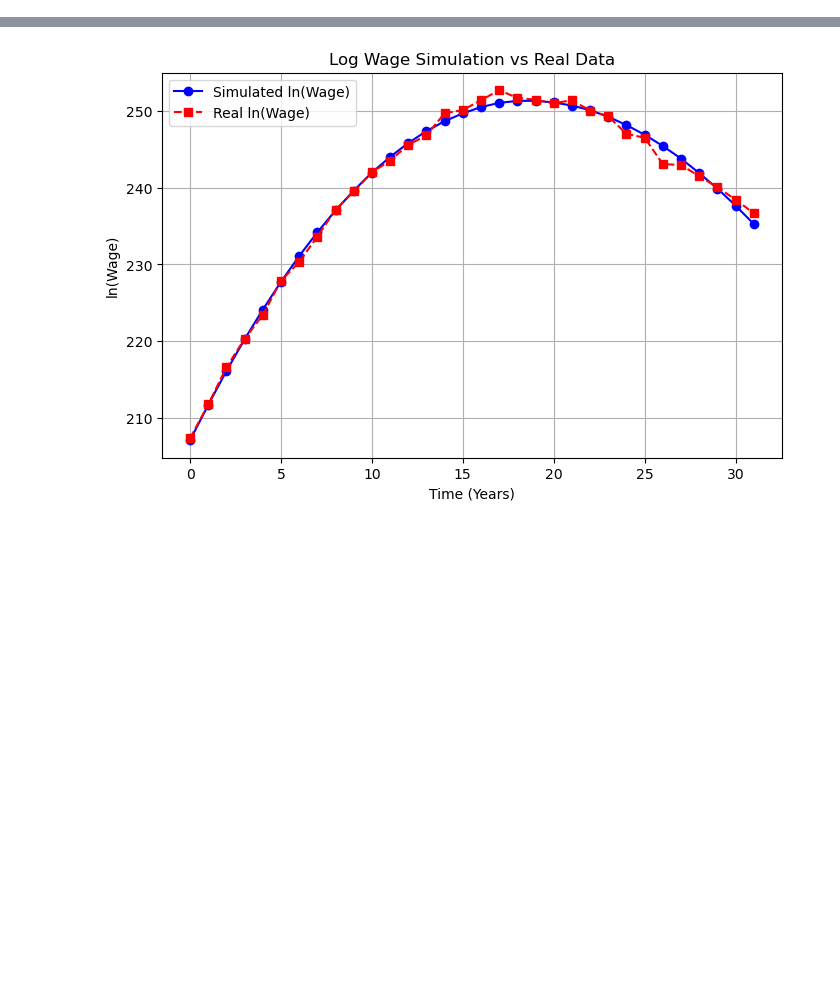
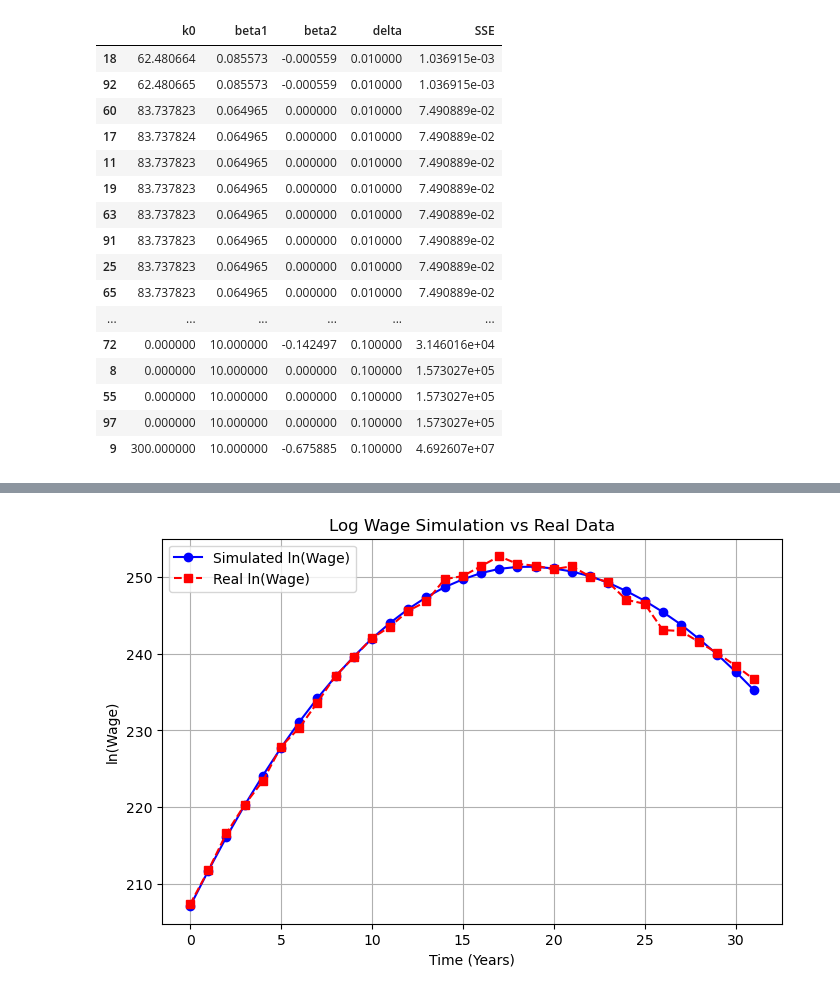
Before and after one commit to math869c/Design_retirement, a Jupyter notebook: Wage estimation.ipynb, the cells around one changed output, grey strips where cells are left out. Cells and saved outputs as stored; diff of their text form; code cells hidden in the pictures; blank space fills up the shorter version.

```diff
--- a/Wage estimation.ipynb
+++ b/Wage estimation.ipynb
@@ -9,63 +9,65 @@ wages = means_data[means_data["alder"] <= 61]["hourly_salary_Mean"].to_numpy()
 hours = means_data[means_data["alder"] <= 61]["yearly_hours_Mean"].to_numpy() / 1924
 # %%
 def sum_hours(t, k0, hours, delta):
-    # total = np.sum(hours[:70])
     total = 0
-    for j in range(t):
-        total += (1 - delta) ** (t - 1 - j) * hours[j]
+    for i in range(0, t):  # sum from 1 to t-1
+        total += (1 - delta) ** (i - 1) * hours[t - i]  # Corrected index
     return total
 
 def objective_function(params, wages, hours):
-    alpha, k0, beta1, beta2, delta = params
+    k0, beta1, beta2, delta = params
     total_error = 0
     for t in range(len(wages)):
         error = (
             np.log(wages[t])
-            - alpha
-            - beta1 * (1 - delta) ** t * np.log(k0)
+            - beta1 * (1 - delta) ** t * k0
             - beta1 * (sum_hours(t, k0, hours, delta))
             - beta2 * t**2
         )
         total_error += error ** 2
     return total_error
 
-initial_guess = [0, 200.298173, 0.5, -0.03, 0.03]
-bounds = [(-10, 10), (0.001, 300), (0, 10), (-20, 0), (0.00, 0.10)]
-
 def random_initial_guess(bounds):
-    # np.random.seed(1)
     return [np.random.uniform(low, high) for low, high in bounds]
 
-initial_guess = random_initial_guess(bounds)
+def run_optimization_multiple_times(wages, hours, bounds, num_runs=10):
+    results_list = []
+    for _ in range(num_runs):
+        initial_guess = random_initial_guess(bounds)
+
+        result = minimize(
+            objective_function,
+            x0=initial_guess,
+            args=(wages, hours),
+            method="nelder-mead",
+            bounds=bounds,
+            tol=1e-12,
+            options={"maxiter": 10000, "disp": False}
+        )
+
+        estimated_params = result.x
+        k0_est, beta1_est, beta2_est, delta_est = estimated_params
+        sse = result.fun
+
+        results_list.append({
+            "k0": k0_est,
+            "beta1": beta1_est,
+            "beta2": beta2_est,
+            "delta": delta_est,
+            "SSE": sse
+        })
+
+    results_df = pd.DataFrame(results_list)
+
+    results_df = results_df.sort_values(by = "SSE")
+
+    return results_df
 
 
-result = minimize(
-    objective_function,
-    x0=initial_guess,
-    args=(wages, hours),
-    method="nelder-mead",
-    bounds=bounds,
-    tol=1e-12,
-    options={
-        "maxiter": 10000,  # Maximum iterations
-        # "xatol": 1e-12,
-        # "fatol": 1e-12,
-        "disp": True
-    }
-)
+bounds = [(0, 300), (0, 10), (-20, 0), (0.01, 0.10)]
 
+# Run optimization 10 times
+results_df = run_optimization_multiple_times(wages, hours, bounds, num_runs=100)
 
-estimated_params = result.x
-alpha, k0_est, beta1_est, beta2_est, delta_est = estimated_params
-
-results_dict = {
-    "Parameter": ["alpha", "k0", "beta1", "beta2", "delta"],
-    "Estimated Value": [alpha, k0_est, beta1_est, beta2_est, delta_est],
-}
-
-results_df = pd.DataFrame(results_dict)
-
-print(results_df)
-
-print(result.fun)
+results_df
 # %% [output]
@@ -82,0 +74,17 @@ Optimization terminated successfully.
+|  | k0 | beta1 | beta2 | delta | SSE |
+| 18 | 62.480664 | 0.085573 | -0.000559 | 0.010000 | 1.036915e-03 |
+| 92 | 62.480665 | 0.085573 | -0.000559 | 0.010000 | 1.036915e-03 |
+| 60 | 83.737823 | 0.064965 | 0.000000 | 0.010000 | 7.490889e-02 |
+| 17 | 83.737824 | 0.064965 | 0.000000 | 0.010000 | 7.490889e-02 |
+| 11 | 83.737823 | 0.064965 | 0.000000 | 0.010000 | 7.490889e-02 |
+| 19 | 83.737823 | 0.064965 | 0.000000 | 0.010000 | 7.490889e-02 |
+| 63 | 83.737823 | 0.064965 | 0.000000 | 0.010000 | 7.490889e-02 |
+| 91 | 83.737823 | 0.064965 | 0.000000 | 0.010000 | 7.490889e-02 |
+| 25 | 83.737823 | 0.064965 | 0.000000 | 0.010000 | 7.490889e-02 |
+| 65 | 83.737823 | 0.064965 | 0.000000 | 0.010000 | 7.490889e-02 |
+| ... | ... | ... | ... | ... | ... |
+| 72 | 0.000000 | 10.000000 | -0.142497 | 0.100000 | 3.146016e+04 |
+| 8 | 0.000000 | 10.000000 | 0.000000 | 0.100000 | 1.573027e+05 |
+| 55 | 0.000000 | 10.000000 | 0.000000 | 0.100000 | 1.573027e+05 |
+| 97 | 0.000000 | 10.000000 | 0.000000 | 0.100000 | 1.573027e+05 |
+| 9 | 300.000000 | 10.000000 | -0.675885 | 0.100000 | 4.692607e+07 |
```
Also changed, not shown: parts of 13 cells of this notebook, 3 other files.
